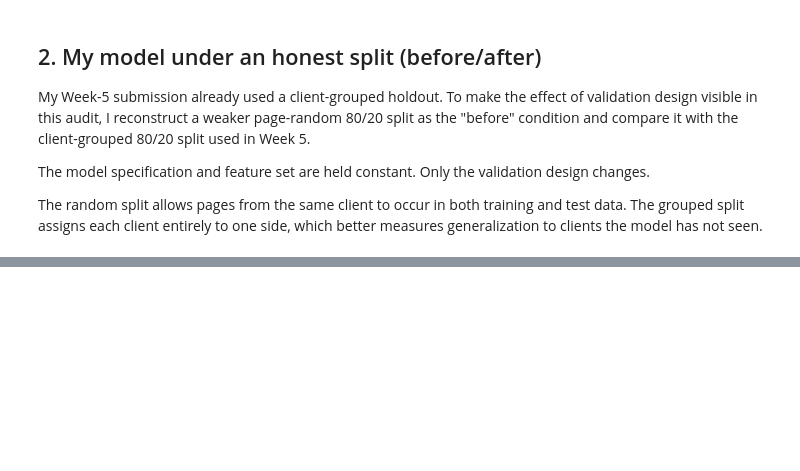
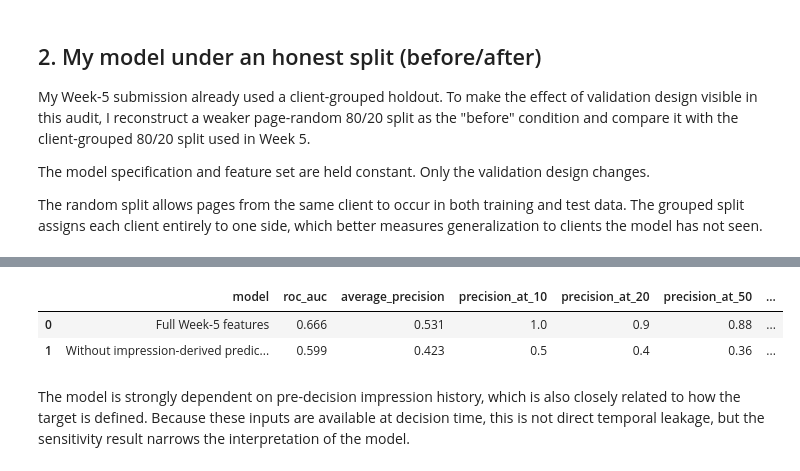
Before and after one commit to jh-emon002/flyrank-intern, a Jupyter notebook: work/notebooks/w06_validation_audit.ipynb, the cells around one changed output, grey strips where cells are left out. Saved outputs shown, nothing was run; the diff lists cells and outputs as text; code cells hidden in the pictures; blank space fills up the shorter version.

```diff
--- a/work/notebooks/w06_validation_audit.ipynb
+++ b/work/notebooks/w06_validation_audit.ipynb
@@ -239,3 +697,66 @@ NameError: name 'df' is not defined
+# %%
+REDUCED_FEATURES = [
+    "ctr_early7_pct",
+    "ctr_recent7_pct",
+    "avg_position_early7",
+    "avg_position_recent7",
+    "position_change"
+]
+# %%
+reduced_model = make_logreg()
+
+reduced_model.fit(
+    group_train[REDUCED_FEATURES],
+    group_train[TARGET]
+)
+
+reduced_scores = reduced_model.predict_proba(
+    group_test[REDUCED_FEATURES]
+)[:, 1]
+
+reduced_metrics = evaluate_scores(
+    group_test[TARGET],
+    reduced_scores
+)
+
+sensitivity = pd.DataFrame([
+    {
+        "model": "Full Week-5 features",
+        **grouped_metrics
+    },
+    {
+        "model": "Without impression-derived predictors",
+        **reduced_metrics
+    }
+])
+
+sensitivity[
+    [
+        "roc_auc",
+        "average_precision",
+        "precision_at_10",
+        "precision_at_20",
+        "precision_at_50",
+        "precision_at_100"
+    ]
+] = sensitivity[
+    [
+        "roc_auc",
+        "average_precision",
+        "precision_at_10",
+        "precision_at_20",
+        "precision_at_50",
+        "precision_at_100"
+    ]
+].round(3)
+
+display(sensitivity)
+# %% [output]
+|  | model | roc_auc | average_precision | precision_at_10 | precision_at_20 | precision_at_50 | ... |
+| 0 | Full Week-5 features | 0.666 | 0.531 | 1.0 | 0.9 | 0.88 | ... |
+| 1 | Without impression-derived predic... | 0.599 | 0.423 | 0.5 | 0.4 | 0.36 | ... |
+# %% [markdown]
+The model is strongly dependent on pre-decision impression history, which is also closely related to how the target is defined. Because these inputs are available at decision time, this is not direct temporal leakage, but the sensitivity result narrows the interpretation of the model.
 # %% [markdown]
 ## 4. Claim rewrite
 
```
Also changed, not shown: parts of 17 cells of this notebook.
